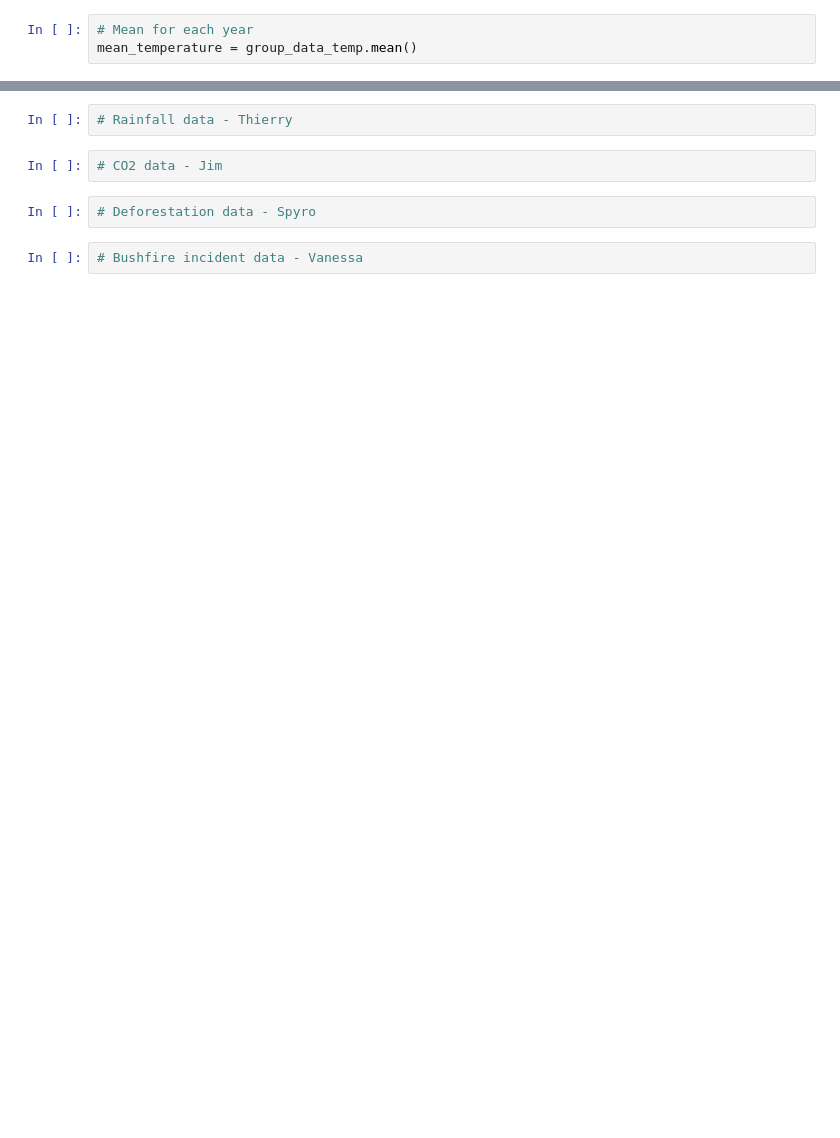
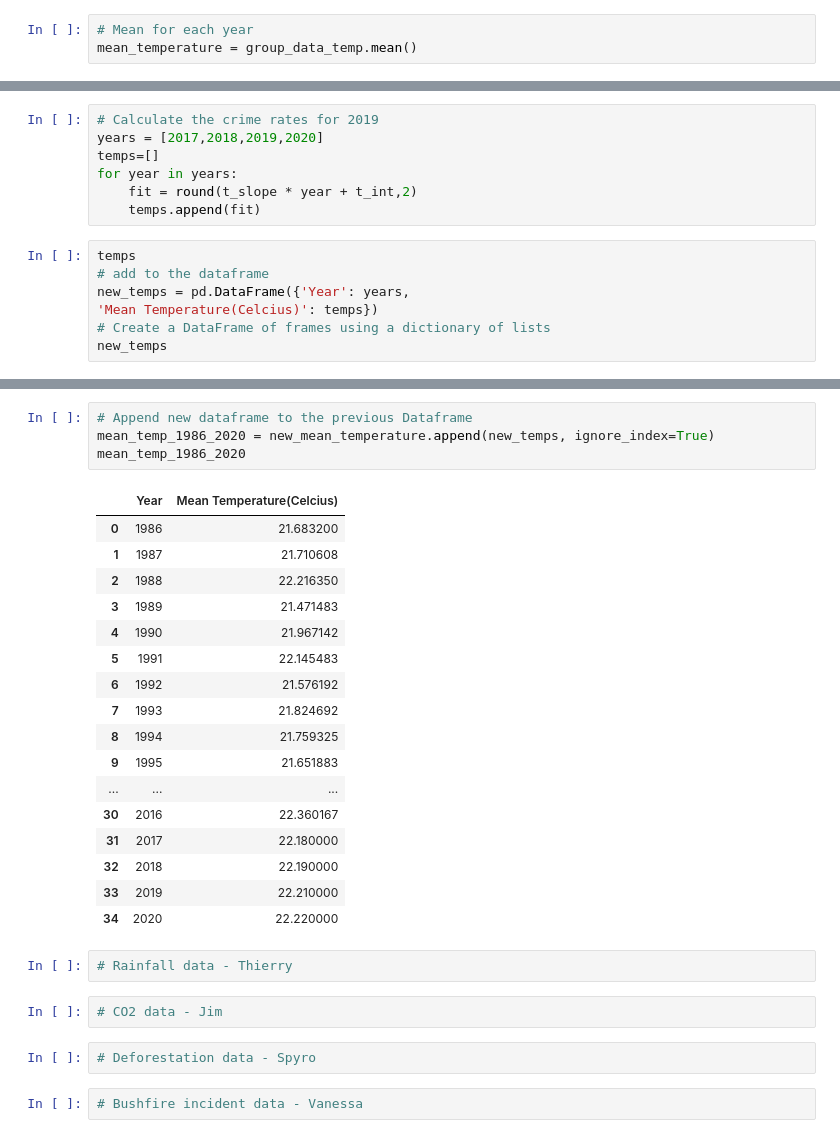
Before and after one commit to thierzon/disney-donut-project, a Jupyter notebook: data.ipynb, the cells around one changed output, grey strips where cells are left out. Saved outputs shown, nothing was run; the diff lists cells and outputs as text; blank space fills up the shorter version.

```diff
--- a/data.ipynb
+++ b/data.ipynb
@@ -52,0 +174,14 @@ plt.title('Mean Temperature in Australia (1986 - 2016)')
+# %%
+# Calculate the crime rates for 2019
+years = [2017,2018,2019,2020]
+temps=[]
+for year in years:
+    fit = round(t_slope * year + t_int,2)
+    temps.append(fit)
+# %%
+temps
+# add to the dataframe
+new_temps = pd.DataFrame({'Year': years,
+'Mean Temperature(Celcius)': temps})
+# Create a DataFrame of frames using a dictionary of lists
+new_temps
@@ -53,3 +194,25 @@ plt.title('Mean Temperature in Australia (1986 - 2016)')
+# %%
+# Append new dataframe to the previous Dataframe
+mean_temp_1986_2020 = new_mean_temperature.append(new_temps, ignore_index=True)
+mean_temp_1986_2020
+# %% [output]
+|  | Year | Mean Temperature(Celcius) |
+| 0 | 1986 | 21.683200 |
+| 1 | 1987 | 21.710608 |
+| 2 | 1988 | 22.216350 |
+| 3 | 1989 | 21.471483 |
+| 4 | 1990 | 21.967142 |
+| 5 | 1991 | 22.145483 |
+| 6 | 1992 | 21.576192 |
+| 7 | 1993 | 21.824692 |
+| 8 | 1994 | 21.759325 |
+| 9 | 1995 | 21.651883 |
+| ... | ... | ... |
+| 30 | 2016 | 22.360167 |
+| 31 | 2017 | 22.180000 |
+| 32 | 2018 | 22.190000 |
+| 33 | 2019 | 22.210000 |
+| 34 | 2020 | 22.220000 |
 # %%
 # Rainfall data - Thierry
 # %%
```
Also changed, not shown: parts of 14 cells of this notebook, 3 other files.
